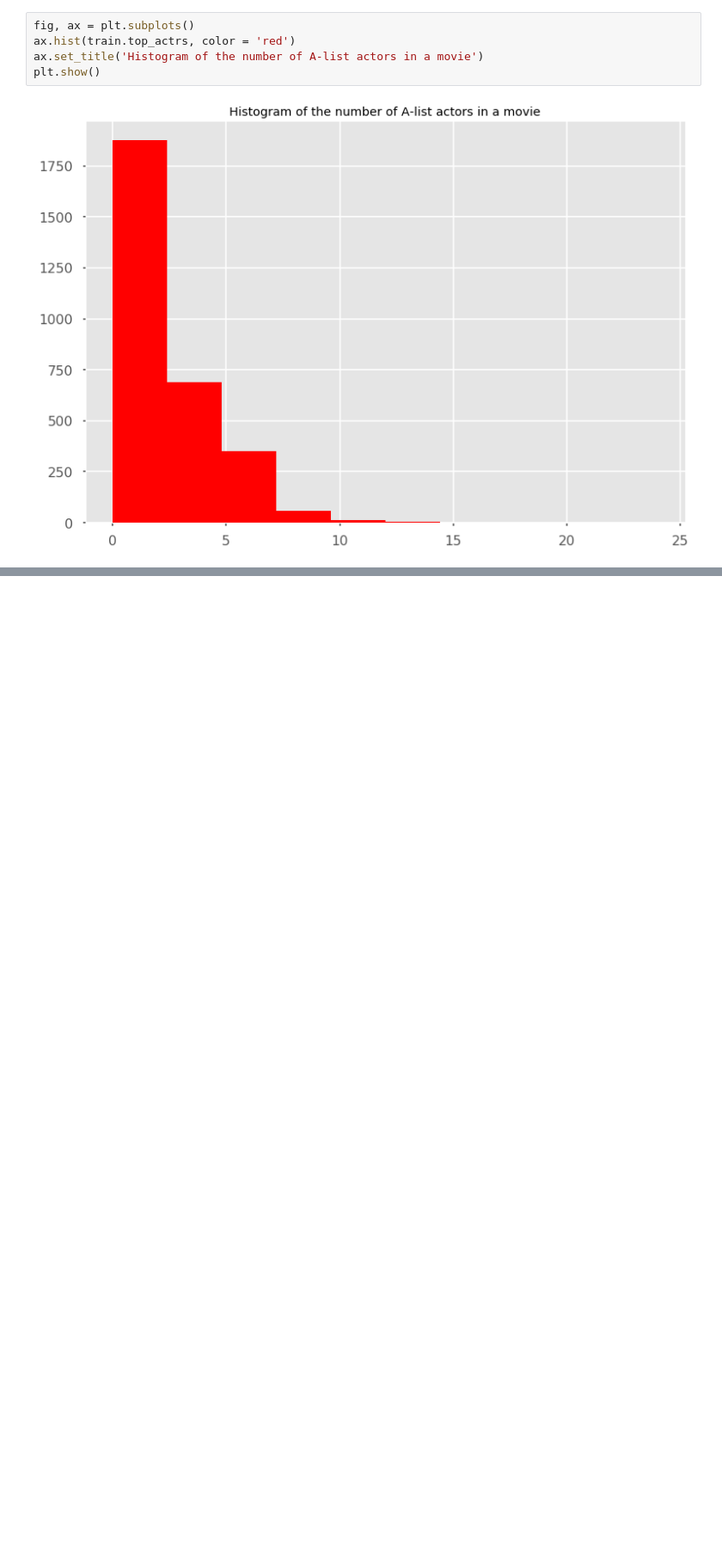
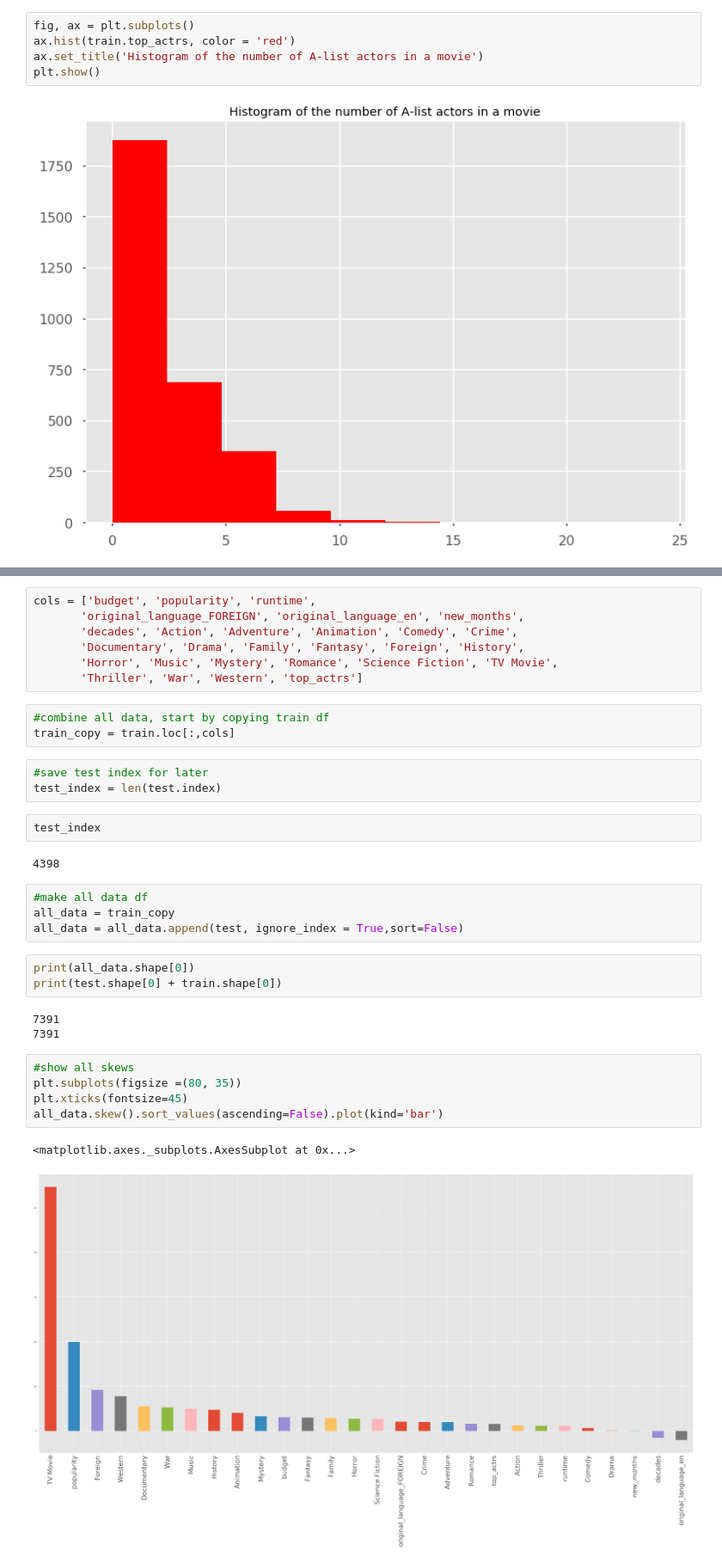
Before and after one commit to harryarthur/TMDB-Box-Office-Prediction, a Jupyter notebook: TMDB-Box-Office-Predictions.ipynb, the cells around one changed output, grey strips where cells are left out. Shown at 86% size. Saved outputs shown, nothing was run; the diff lists cells and outputs as text; blank space fills up the shorter version.

```diff
--- a/TMDB-Box-Office-Predictions.ipynb
+++ b/TMDB-Box-Office-Predictions.ipynb
@@ -1243,0 +1277,35 @@ plt.show()
+# %%
+cols = ['budget', 'popularity', 'runtime',
+       'original_language_FOREIGN', 'original_language_en', 'new_months',
+       'decades', 'Action', 'Adventure', 'Animation', 'Comedy', 'Crime',
+       'Documentary', 'Drama', 'Family', 'Fantasy', 'Foreign', 'History',
+       'Horror', 'Music', 'Mystery', 'Romance', 'Science Fiction', 'TV Movie',
+       'Thriller', 'War', 'Western', 'top_actrs']
+# %%
+#combine all data, start by copying train df
+train_copy = train.loc[:,cols]
+# %%
+#save test index for later
+test_index = len(test.index)
+# %%
+test_index
+# %% [output]
+4398
+# %%
+#make all data df
+all_data = train_copy
+all_data = all_data.append(test, ignore_index = True,sort=False)
+# %%
+print(all_data.shape[0])
+print(test.shape[0] + train.shape[0])
+# %% [output]
+7391
+7391
+# %%
+#show all skews
+plt.subplots(figsize =(80, 35))
+plt.xticks(fontsize=45)
+all_data.skew().sort_values(ascending=False).plot(kind='bar')
+# %% [output]
+<matplotlib.axes._subplots.AxesSubplot at 0x...>
+[figure, added]
```
Also changed, not shown: parts of 42 cells of this notebook.
